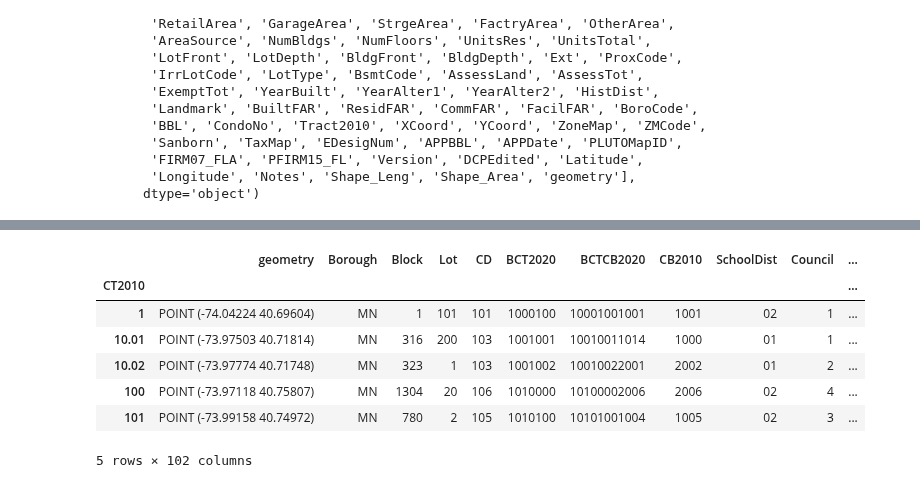
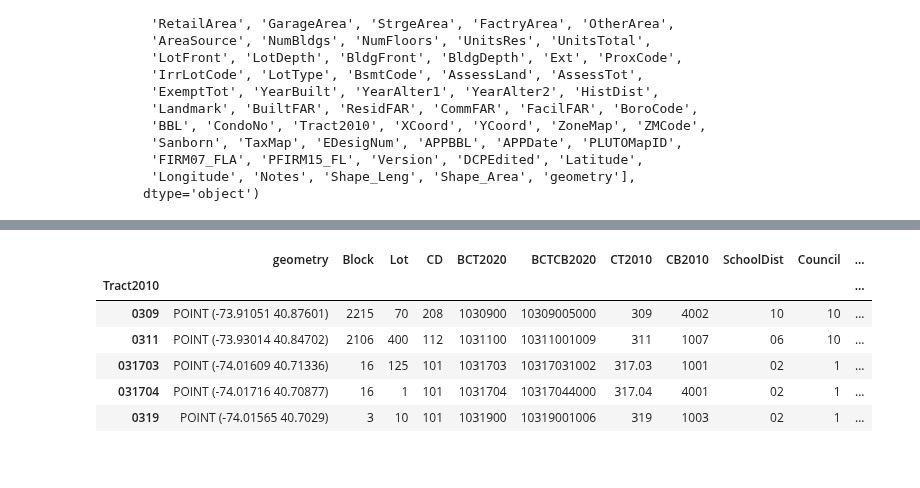
Before and after one commit to bigburko/nyc-busyness, a Jupyter notebook: etl/f1_transit access_mobility_scoring/MTA_subway_data.ipynb, the cells around one changed output, grey strips where cells are left out. Drawn from its saved outputs; the diff is of its cells as text; code cells hidden in the pictures.

```diff
--- a/etl/f1_transit access_mobility_scoring/MTA_subway_data.ipynb
+++ b/etl/f1_transit access_mobility_scoring/MTA_subway_data.ipynb
@@ -205,34 +222,31 @@ for idx, row in centroids_df.iterrows():
     results.append((count, unique_lines, ada_count))
 
 centroids_df[["entrance_count", "line_count", "accessible_count"]] = pd.DataFrame(results, index=centroids_df.index)
-# %%
-#Get Subway Score
-# Example weights (customize as needed)
-w1, w2, w3 = 0.5, 0.3, 0.2
-
-centroids_df["raw_score"] = (
-    w1 * centroids_df["entrance_count"] +
-    w2 * centroids_df["line_count"] +
-    w3 * centroids_df["accessible_count"]
-)
-# %%
-# Normalize to scale 1–10
-min_score = centroids_df["raw_score"].min()
-max_score = centroids_df["raw_score"].max()
-
-centroids_df["subway_score"] = 1 + 9 * (centroids_df["raw_score"] - min_score) / (max_score - min_score)
-#centroids_df["subway_score"] = centroids_df["subway_score"].round(2)  # Optional
+# %%
+def normalize(series):
+    min_val = series.min()
+    max_val = series.max()
+    return (series - min_val) / (max_val - min_val) if max_val != min_val else 0
+# %%
+# Normalize each component
+norm_entrances = normalize(centroids_df["entrance_count"])
+norm_lines = normalize(centroids_df["line_count"])
+norm_ada = normalize(centroids_df["accessible_count"])
+
+# Weighted formula and scaling to 1–10
+centroids_df["subway_score"] = (
+    0.5 * norm_entrances + 0.3 * norm_lines + 0.2 * norm_ada
+) * 9 + 1  # Scale to range [1, 10]
 # %%
-centroids_df.head()
+centroids_df.tail()
 # %% [output]
-|  | geometry | Borough | Block | Lot | CD | BCT2020 | BCTCB2020 | CB2010 | SchoolDist | Council | ... |
-| CT2010 |  |  |  |  |  |  |  |  |  |  | ... |
-| 1 | POINT (-74.04224 40.69604) | MN | 1 | 101 | 101 | 1000100 | 10001001001 | 1001 | 02 | 1 | ... |
-| 10.01 | POINT (-73.97503 40.71814) | MN | 316 | 200 | 103 | 1001001 | 10010011014 | 1000 | 01 | 1 | ... |
-| 10.02 | POINT (-73.97774 40.71748) | MN | 323 | 1 | 103 | 1001002 | 10010022001 | 2002 | 01 | 2 | ... |
-| 100 | POINT (-73.97118 40.75807) | MN | 1304 | 20 | 106 | 1010000 | 10100002006 | 2006 | 02 | 4 | ... |
-| 101 | POINT (-73.99158 40.74972) | MN | 780 | 2 | 105 | 1010100 | 10101001004 | 1005 | 02 | 3 | ... |
+|  | geometry | Block | Lot | CD | BCT2020 | BCTCB2020 | CT2010 | CB2010 | SchoolDist | Council | ... |
+| Tract2010 |  |  |  |  |  |  |  |  |  |  | ... |
+| 0309 | POINT (-73.91051 40.87601) | 2215 | 70 | 208 | 1030900 | 10309005000 | 309 | 4002 | 10 | 10 | ... |
+| 0311 | POINT (-73.93014 40.84702) | 2106 | 400 | 112 | 1031100 | 10311001009 | 311 | 1007 | 06 | 10 | ... |
+| 031703 | POINT (-74.01609 40.71336) | 16 | 125 | 101 | 1031703 | 10317031002 | 317.03 | 1001 | 02 | 1 | ... |
+| 031704 | POINT (-74.01716 40.70877) | 16 | 1 | 101 | 1031704 | 10317044000 | 317.04 | 4001 | 02 | 1 | ... |
+| 0319 | POINT (-74.01565 40.7029) | 3 | 10 | 101 | 1031900 | 10319001006 | 319 | 1003 | 02 | 1 | ... |
-5 rows × 102 columns
 # %%
 #store cleaned data set as csv
 #centroids_df.to_file("manhatten_subway_scores.geojson", driver="GeoJSON")
```
Also changed, not shown: parts of 12 cells of this notebook, 4 other files.
